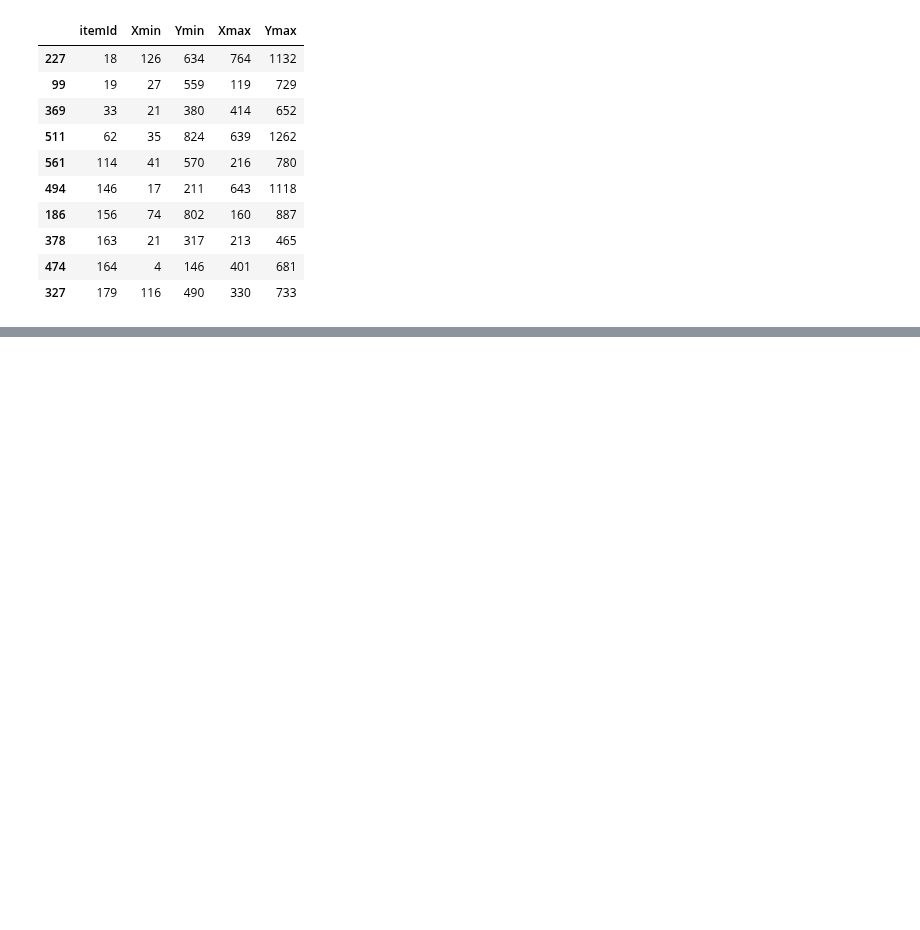
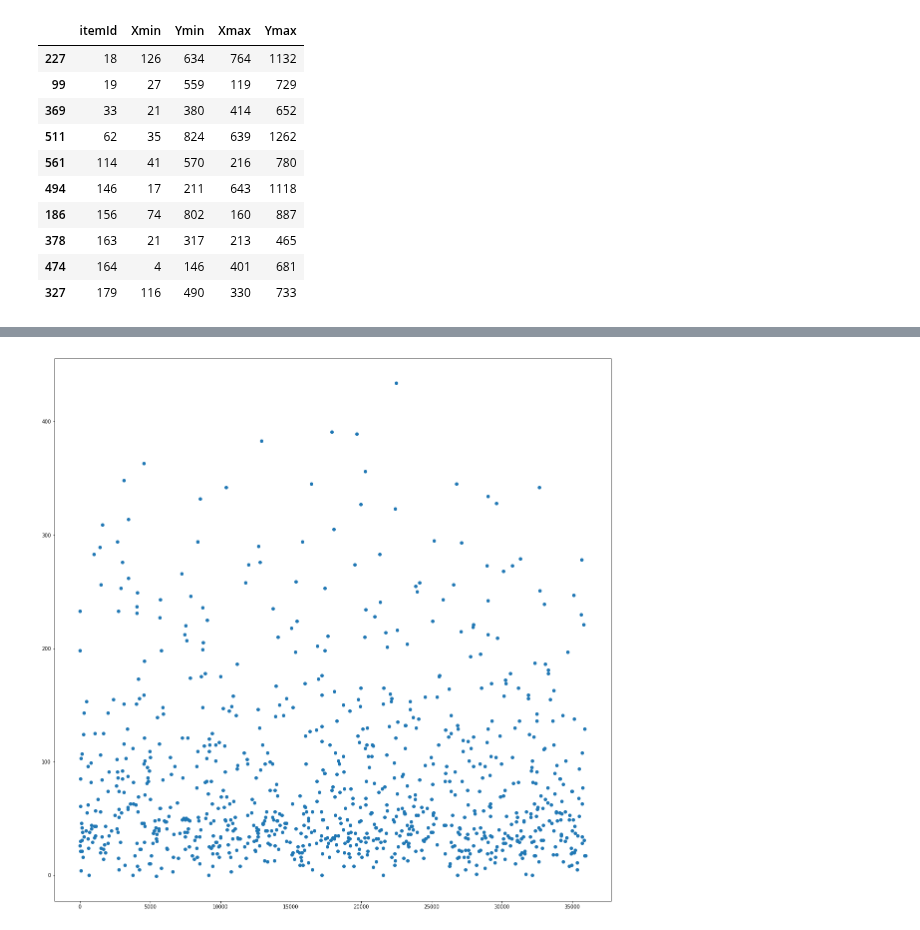
Before and after one commit to tyamgin/mlbootcamp, a Jupyter notebook: championship21/Untitled.ipynb, the cells around one changed output, grey strips where cells are left out. Cells and saved outputs as stored; diff of their text form; code cells hidden in the pictures; blank space fills up the shorter version.

```diff
--- a/championship21/Untitled.ipynb
+++ b/championship21/Untitled.ipynb
@@ -228,0 +501,8 @@ train_answers[(train_answers.Xmax_true - train_answers.Xmin_true > train_answers
+# %%
+for items in split_by(train, 'itemId'):
+    items = list(items.itertuples())
+    items = list(map(Rect, items))
+    items.sort(key=lambda a: a.x1)
+    a = all(items[i - 1].contains(items[i]) for i in range(1, len(items)))
+    if (a):
+        print(items[0].itemId)
@@ -228,0 +550,20 @@ train_answers[(train_answers.Xmax_true - train_answers.Xmin_true > train_answers
+# %%
+x1_brd = []
+x2_brd = []
+y1_brd = []
+y2_brd = []
+for items in split_by(train.join(train_answers.set_index('itemId'), on='itemId'), 'itemId'):
+    itemId = items.itemId.values[0]
+    rect = Rect([items.Xmin_true.values[0], items.Ymin_true.values[0], items.Xmax_true.values[0], items.Ymax_true.values[0]])
+    rect.itemId = items.itemId.values[0]
+    rect.userId = items.userId.values[0]
+    if items.Xmin.min() == items.Xmin_true.min():
+        x1_brd.append(rect)
+    if items.Ymin.min() == items.Ymin_true.min():
+        y1_brd.append(rect)
+    if items.Xmax.max() == items.Xmax_true.max():
+        x2_brd.append(rect)
+    if items.Ymax.max() == items.Ymax_true.max():
+        y2_brd.append(rect)
+
+print(len(x1_brd), len(x2_brd), len(y1_brd), len(y2_brd))
@@ -249,0 +644,6 @@ train_answers
+# %%
+fig, axs = plt.subplots(1, 1, figsize=(20, 20))
+axs.scatter(train_answers.itemId, train_answers.Xmin_true)
+plt.show()
+# %% [output]
+[figure, added]
```
Also changed, not shown: parts of 45 cells of this notebook, 3 other files.
